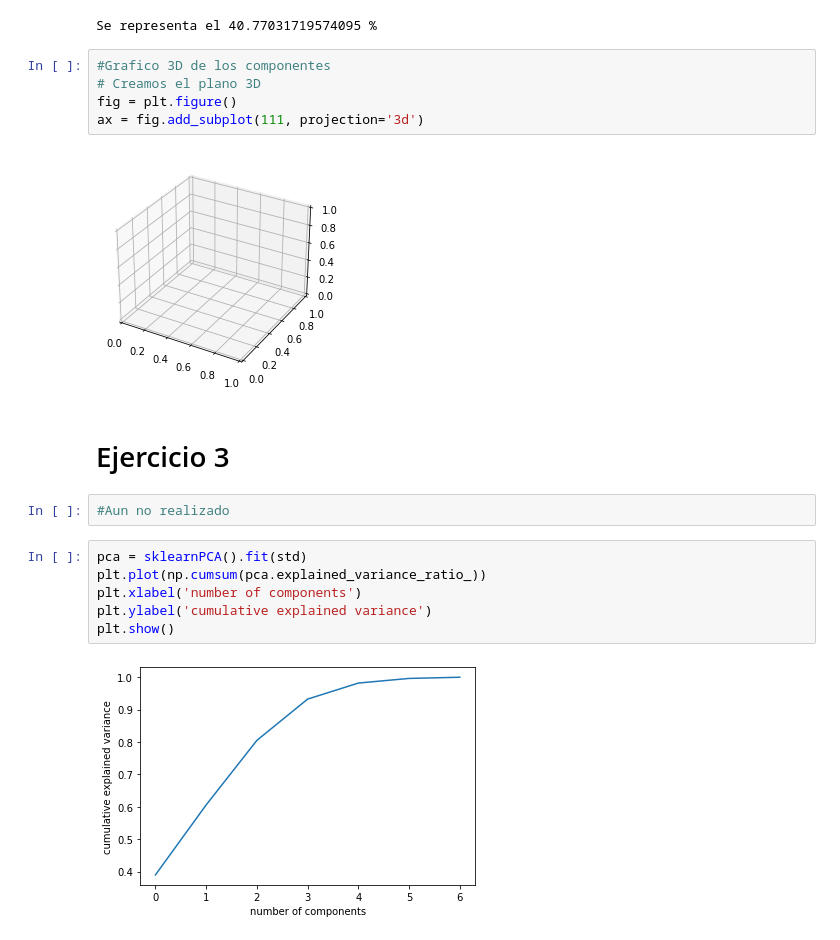
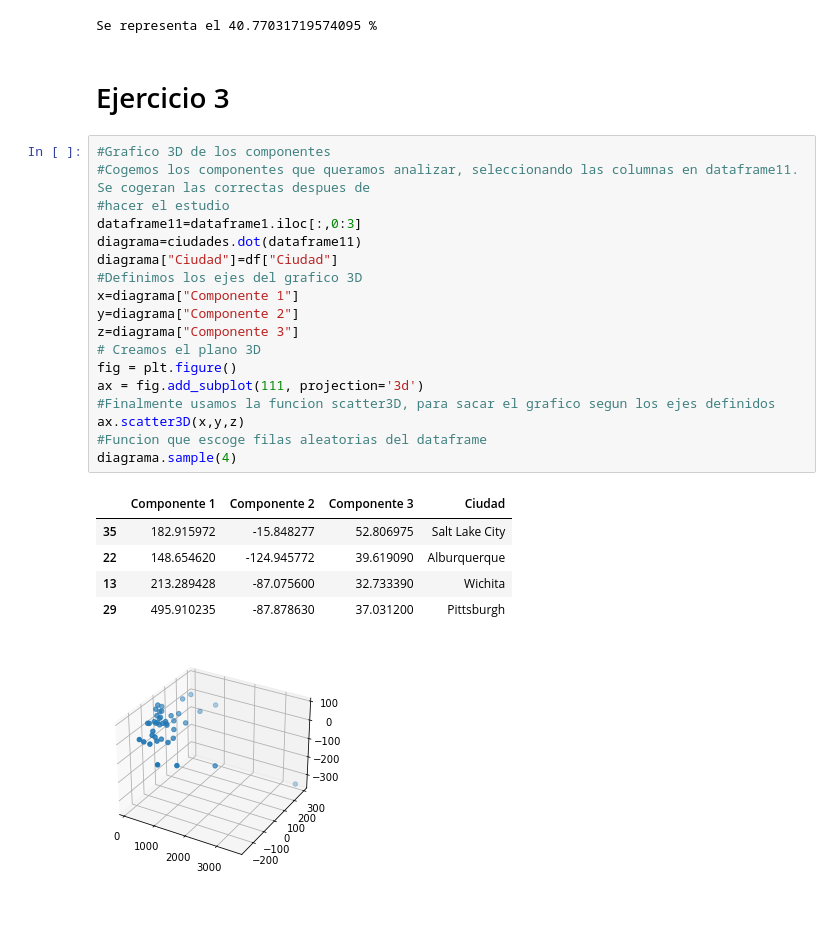
Before and after one commit to roig7/Practicamining1, a Jupyter notebook: LAB01-GRUPORoigChavarri/Practica3PCA.ipynb, the cells around one changed output. Cells and saved outputs as stored; diff of their text form; blank space fills up the shorter version.

Commit message:
Grafico 3D

```diff
--- a/LAB01-GRUPORoigChavarri/Practica3PCA.ipynb
+++ b/LAB01-GRUPORoigChavarri/Practica3PCA.ipynb
@@ -144,22 +144,30 @@ InfoRepre3= dataframe.iloc[2,2]
 print("Se representa el",InfoRepre3,"%")
 # %% [output]
 Se representa el 40.77031719574095 %
-# %%
-#Grafico 3D de los componentes
-# Creamos el plano 3D
-fig = plt.figure()
-ax = fig.add_subplot(111, projection='3d')
-# %% [output]
-[figure, removed]
 # %% [markdown]
 # Ejercicio 3
-# %%
-#Aun no realizado
-# %%
-pca = sklearnPCA().fit(std)
-plt.plot(np.cumsum(pca.explained_variance_ratio_))
-plt.xlabel('number of components')
-plt.ylabel('cumulative explained variance')
-plt.show()
-# %% [output]
-[figure, removed]
+# %%
+#Grafico 3D de los componentes
+#Cogemos los componentes que queramos analizar, seleccionando las columnas en dataframe11. Se cogeran las correctas despues de
+#hacer el estudio
+dataframe11=dataframe1.iloc[:,0:3]
+diagrama=ciudades.dot(dataframe11)
+diagrama["Ciudad"]=df["Ciudad"]
+#Definimos los ejes del grafico 3D
+x=diagrama["Componente 1"]
+y=diagrama["Componente 2"]
+z=diagrama["Componente 3"]
+# Creamos el plano 3D
+fig = plt.figure()
+ax = fig.add_subplot(111, projection='3d')
+#Finalmente usamos la funcion scatter3D, para sacar el grafico segun los ejes definidos
+ax.scatter3D(x,y,z)
+#Funcion que escoge filas aleatorias del dataframe
+diagrama.sample(4)
+# %% [output]
+|  | Componente 1 | Componente 2 | Componente 3 | Ciudad |
+| 35 | 182.915972 | -15.848277 | 52.806975 | Salt Lake City |
+| 22 | 148.654620 | -124.945772 | 39.619090 | Alburquerque |
+| 13 | 213.289428 | -87.075600 | 32.733390 | Wichita |
+| 29 | 495.910235 | -87.878630 | 37.031200 | Pittsburgh |
+[figure, added]
```
Also changed, not shown: parts of 2 cells of this notebook.
